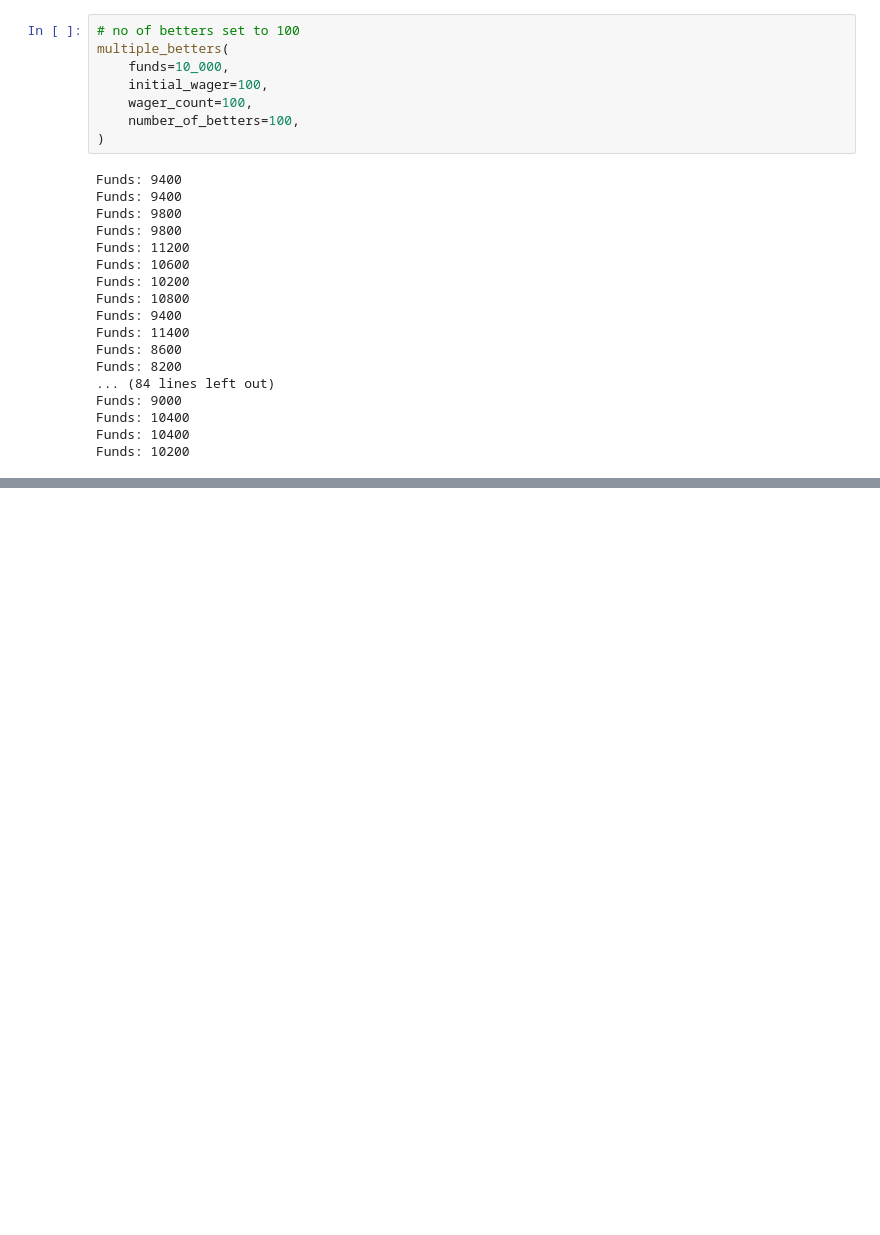
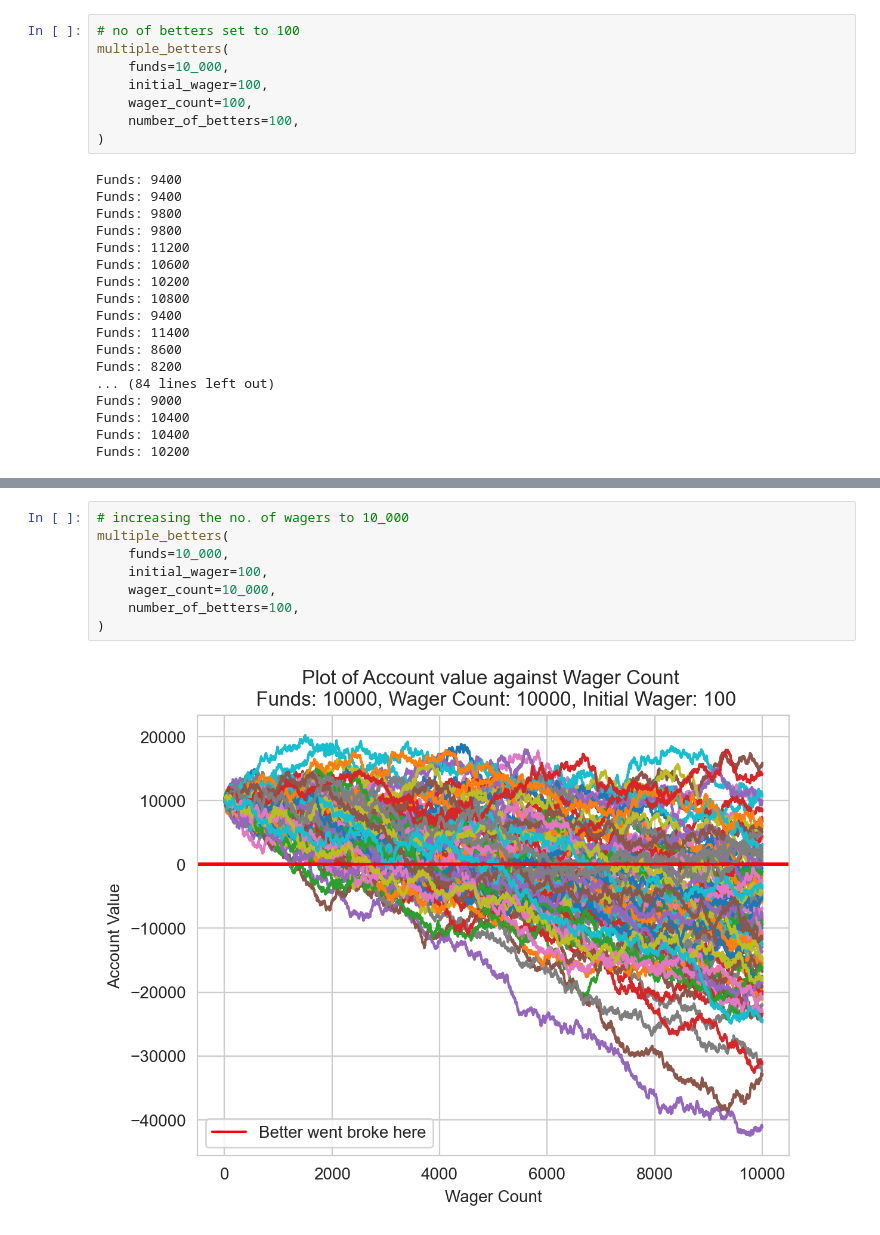
Before and after one commit to Asifdotexe/monte-carlo-simulation, a Jupyter notebook: mcs-gambling.ipynb, the cells around one changed output, grey strips where cells are left out. Drawn from its saved outputs; the diff is of its cells as text; blank space fills up the shorter version.

```diff
--- a/mcs-gambling.ipynb
+++ b/mcs-gambling.ipynb
@@ -143,0 +253,10 @@ Funds: 10200
+# %%
+# increasing the no. of wagers to 10_000
+multiple_betters(
+    funds=10_000,
+    initial_wager=100,
+    wager_count=10_000,
+    number_of_betters=100,
+)
+# %% [output]
+[figure, added]
```
Also changed, not shown: parts of 11 cells of this notebook.
